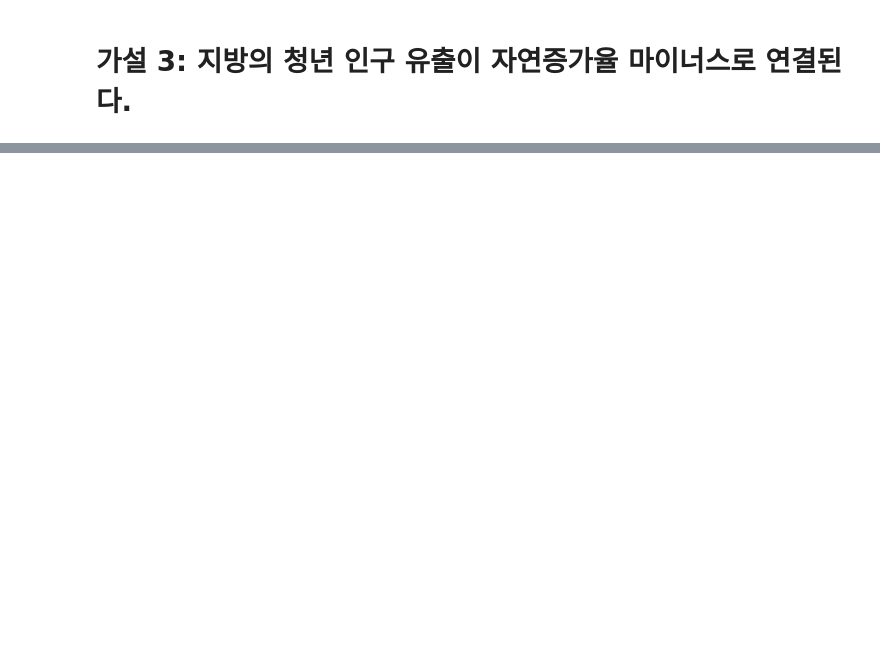
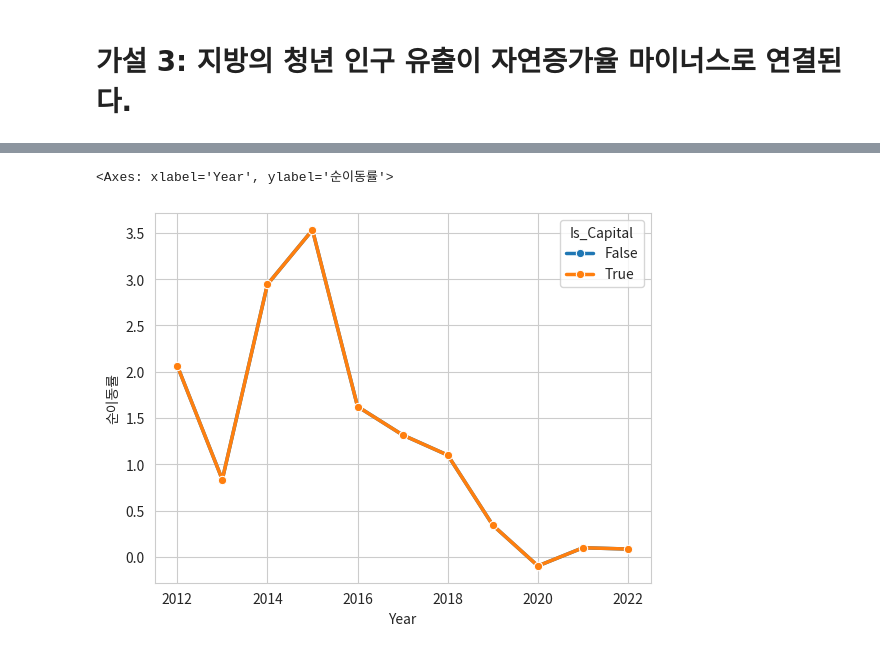
Before and after one commit to Phoenix-EDA-Team/EDA-Demographic, a Jupyter notebook: 가설3지방의 청년 인구 유출.ipynb, the cells around one changed output, grey strips where cells are left out. Saved outputs shown, nothing was run; the diff lists cells and outputs as text; code cells hidden in the pictures; blank space fills up the shorter version.

```diff
--- a/가설3지방의 청년 인구 유출.ipynb
+++ b/가설3지방의 청년 인구 유출.ipynb
@@ -144,0 +80,3 @@ ValueError: Could not interpret value `Year` for `x`. An entry with this name do
+# %%
+df_capital_youth = df_move[(df_move['Is_Capital'] == True) & (df_move['AgeGroup'] == '청년')]
+df_capital_youth
@@ -144,0 +97,3 @@ ValueError: Could not interpret value `Year` for `x`. An entry with this name do
+# %%
+df_local_youth = df_move[(df_move['Is_Capital'] == False) & (df_move['AgeGroup'] == '청년')].copy()
+df_local_youth
@@ -144,0 +114,9 @@ ValueError: Could not interpret value `Year` for `x`. An entry with this name do
+# %%
+df_compare = pd.concat([df_capital_youth, df_local_youth], ignore_index=True)
+df_local_youth2 = df_compare[(df_compare['Is_Capital'] == False)]
+df_capital_youth2 = df_compare[(df_compare['Is_Capital'] == True)]
+# %%
+sns.lineplot(data=df_compare, x='Year', y='순이동률', hue='Is_Capital', marker='o', linewidth=2.5)
+# %% [output]
+<Axes: xlabel='Year', ylabel='순이동률'>
+[figure, added]
```
Also changed, not shown: parts of 17 cells of this notebook, 11 other files.
